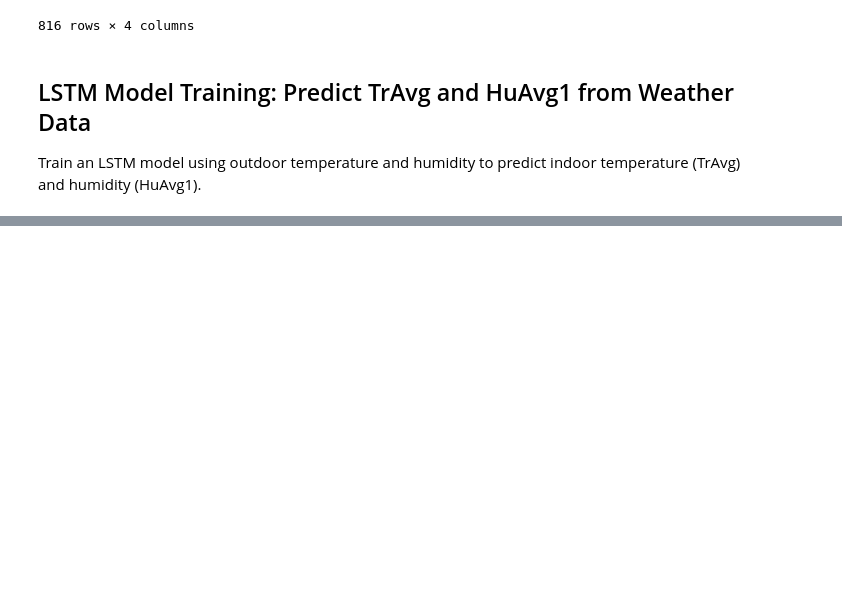
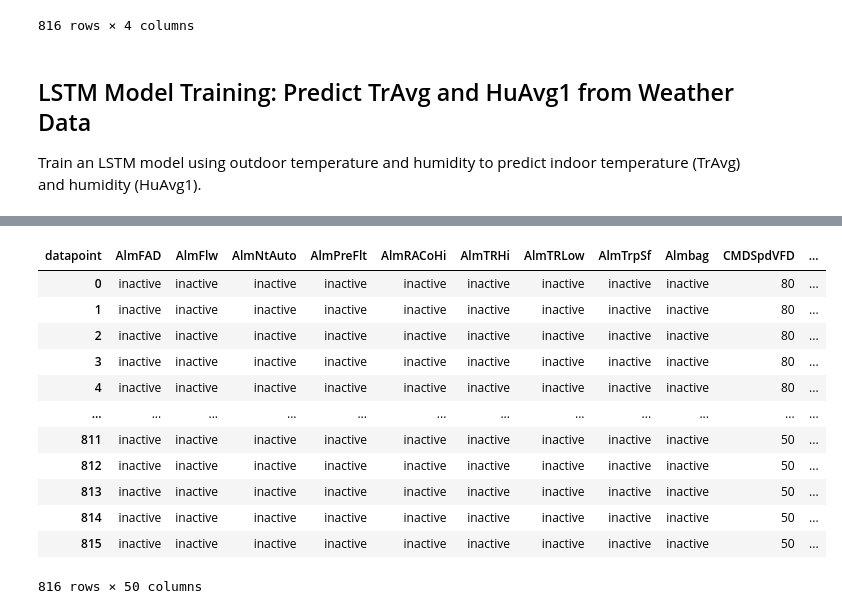
Before and after one commit to debashis-ker/BMS-AI-Prediction, a Jupyter notebook: notebooks/vox_ahu1.ipynb, the cells around one changed output, grey strips where cells are left out. Saved outputs shown, nothing was run; the diff lists cells and outputs as text; code cells hidden in the pictures; blank space fills up the shorter version.

```diff
--- a/notebooks/vox_ahu1.ipynb
+++ b/notebooks/vox_ahu1.ipynb
@@ -1350,0 +1627,18 @@ print(f"  where both lists have {timesteps} values")
+# %%
+x= pivoted_table.reset_index()
+x = x.drop('timestamp', axis=1)
+x
+# %% [output]
+| datapoint | AlmFAD | AlmFlw | AlmNtAuto | AlmPreFlt | AlmRACoHi | AlmTRHi | AlmTRLow | AlmTrpSf | Almbag | CMDSpdVFD | ... |
+| 0 | inactive | inactive | inactive | inactive | inactive | inactive | inactive | inactive | inactive | 80 | ... |
+| 1 | inactive | inactive | inactive | inactive | inactive | inactive | inactive | inactive | inactive | 80 | ... |
+| 2 | inactive | inactive | inactive | inactive | inactive | inactive | inactive | inactive | inactive | 80 | ... |
+| 3 | inactive | inactive | inactive | inactive | inactive | inactive | inactive | inactive | inactive | 80 | ... |
+| 4 | inactive | inactive | inactive | inactive | inactive | inactive | inactive | inactive | inactive | 80 | ... |
+| ... | ... | ... | ... | ... | ... | ... | ... | ... | ... | ... | ... |
+| 811 | inactive | inactive | inactive | inactive | inactive | inactive | inactive | inactive | inactive | 50 | ... |
+| 812 | inactive | inactive | inactive | inactive | inactive | inactive | inactive | inactive | inactive | 50 | ... |
+| 813 | inactive | inactive | inactive | inactive | inactive | inactive | inactive | inactive | inactive | 50 | ... |
+| 814 | inactive | inactive | inactive | inactive | inactive | inactive | inactive | inactive | inactive | 50 | ... |
+| 815 | inactive | inactive | inactive | inactive | inactive | inactive | inactive | inactive | inactive | 50 | ... |
+816 rows × 50 columns
```
Also changed, not shown: parts of 26 cells of this notebook, 13 other files.
